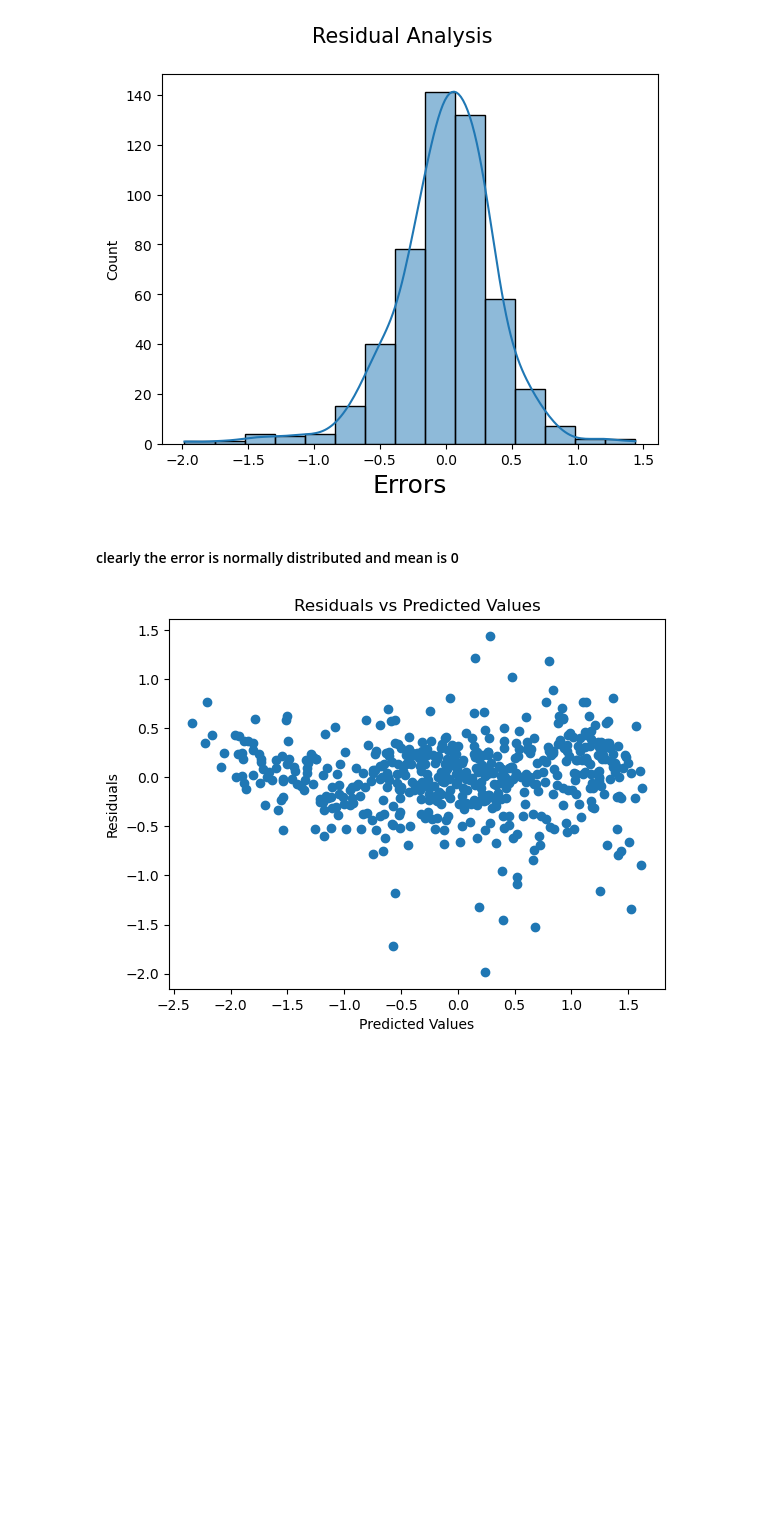
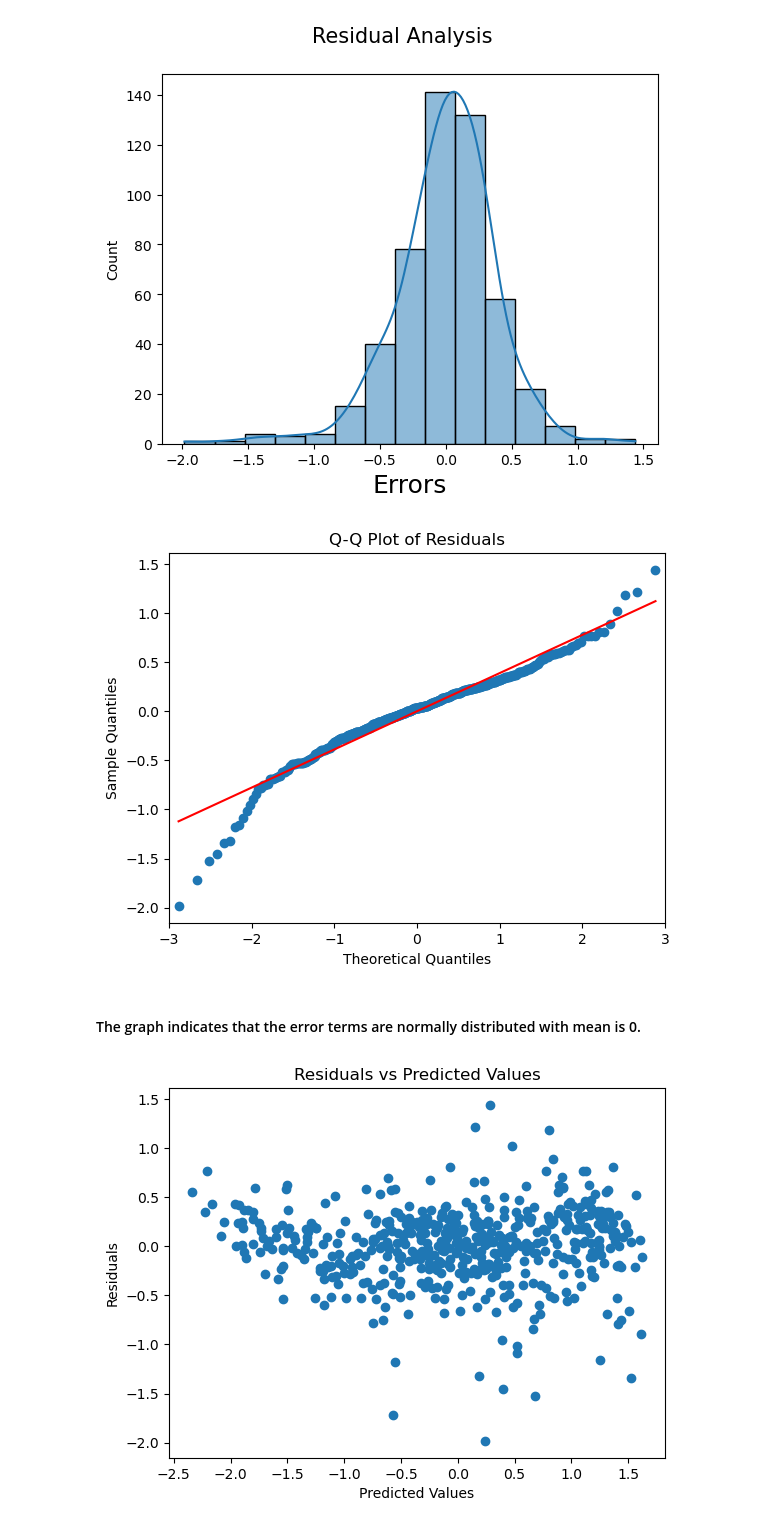
Before and after one commit to BasavarajG26/LinearRegressionAssignment, a Jupyter notebook: Basavaraj.ipynb, the cells around one changed output. Cells and saved outputs as stored; diff of their text form; code cells hidden in the pictures; blank space fills up the shorter version.

```diff
--- a/Basavaraj.ipynb
+++ b/Basavaraj.ipynb
@@ -788,8 +817,18 @@ plt.xlabel('Errors', fontsize = 18)
 plt.show()
 # %% [output]
 [figure]
+# %%
+# Create Q-Q plot for residuals
+residuals=lmrfe.resid
+sm.qqplot(residuals, line='s')
+plt.title('Q-Q Plot of Residuals')
+plt.xlabel('Theoretical Quantiles')
+plt.ylabel('Sample Quantiles')
+plt.show()
+# %% [output]
+[figure, added]
 # %% [markdown]
-#### clearly the error is normally distributed and mean is 0
+#### The graph indicates that the error terms are normally distributed with mean is 0.
 # %%
 #lets verify assumption 2 - homoscedasticity
 res = (y_train - y_train_cnt)
```
Also changed, not shown: parts of 16 cells of this notebook.
